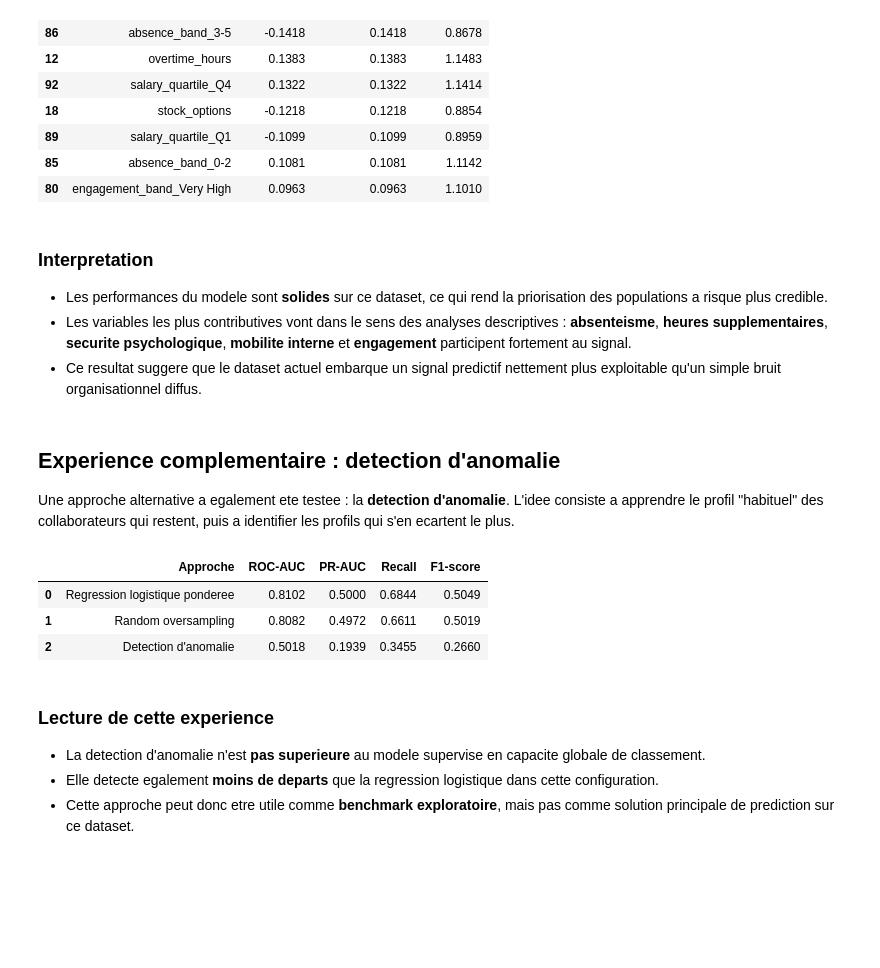
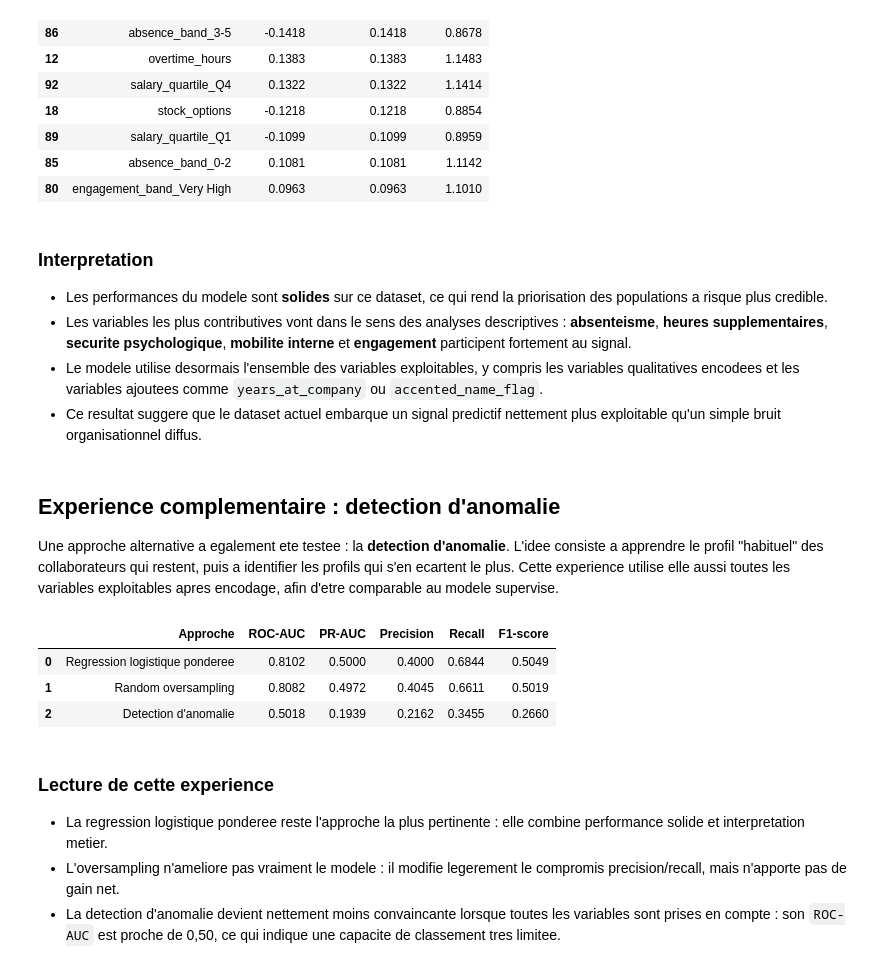
Before and after one commit to QuentinGense-hub/People_Analytics, a Jupyter notebook: notebooks/04_restitution_finale.ipynb, the cells around one changed output. Saved outputs shown, nothing was run; the diff lists cells and outputs as text; code cells hidden in the pictures; blank space fills up the shorter version.

Commit message:
feat: dernières modifs rendus

```diff
--- a/notebooks/04_restitution_finale.ipynb
+++ b/notebooks/04_restitution_finale.ipynb
@@ -164,11 +173,12 @@ coefficient_importance(model, prepared.feature_names, top_n=15)
 
 - Les performances du modele sont **solides** sur ce dataset, ce qui rend la priorisation des populations a risque plus credible.
 - Les variables les plus contributives vont dans le sens des analyses descriptives : **absenteisme**, **heures supplementaires**, **securite psychologique**, **mobilite interne** et **engagement** participent fortement au signal.
+- Le modele utilise desormais l'ensemble des variables exploitables, y compris les variables qualitatives encodees et les variables ajoutees comme `years_at_company` ou `accented_name_flag`.
 - Ce resultat suggere que le dataset actuel embarque un signal predictif nettement plus exploitable qu'un simple bruit organisationnel diffus.
 # %% [markdown]
 ## Experience complementaire : detection d'anomalie
 
-Une approche alternative a egalement ete testee : la **detection d'anomalie**. L'idee consiste a apprendre le profil "habituel" des collaborateurs qui restent, puis a identifier les profils qui s'en ecartent le plus.
+Une approche alternative a egalement ete testee : la **detection d'anomalie**. L'idee consiste a apprendre le profil "habituel" des collaborateurs qui restent, puis a identifier les profils qui s'en ecartent le plus. Cette experience utilise elle aussi toutes les variables exploitables apres encodage, afin d'etre comparable au modele supervise.
 # %%
 numeric_data = prepare_numeric_anomaly_data(df, drop_columns=["employee_id"])
 anomaly_model = MahalanobisAnomalyDetector(regularization=0.1)
@@ -205,44 +215,47 @@ oversampled_metrics = classification_metrics(
     oversampled_test_scores,
     threshold=oversampled_best_threshold["threshold"],
 )
 
 pd.DataFrame(
     [
         (
             "Regression logistique ponderee",
             roc_auc_score_manual(prepared.y_test, test_scores),
             pr_auc_score_manual(prepared.y_test, test_scores),
+            test_metrics["precision"],
             test_metrics["recall"],
             test_metrics["f1_score"],
         ),
         (
             "Random oversampling",
             roc_auc_score_manual(prepared.y_test, oversampled_test_scores),
             pr_auc_score_manual(prepared.y_test, oversampled_test_scores),
+            oversampled_metrics["precision"],
             oversampled_metrics["recall"],
             oversampled_metrics["f1_score"],
         ),
         (
             "Detection d'anomalie",
             roc_auc_score_manual(numeric_data.y_test, anomaly_test_scores),
             pr_auc_score_manual(numeric_data.y_test, anomaly_test_scores),
+            anomaly_metrics["precision"],
             anomaly_metrics["recall"],
             anomaly_metrics["f1_score"],
         ),
     ],
-    columns=["Approche", "ROC-AUC", "PR-AUC", "Recall", "F1-score"],
+    columns=["Approche", "ROC-AUC", "PR-AUC", "Precision", "Recall", "F1-score"],
 ).round(4)
 # %% [output]
-|  | Approche | ROC-AUC | PR-AUC | Recall | F1-score |
-| 0 | Regression logistique ponderee | 0.8102 | 0.5000 | 0.6844 | 0.5049 |
-| 1 | Random oversampling | 0.8082 | 0.4972 | 0.6611 | 0.5019 |
-| 2 | Detection d'anomalie | 0.5018 | 0.1939 | 0.3455 | 0.2660 |
+|  | Approche | ROC-AUC | PR-AUC | Precision | Recall | F1-score |
+| 0 | Regression logistique ponderee | 0.8102 | 0.5000 | 0.4000 | 0.6844 | 0.5049 |
+| 1 | Random oversampling | 0.8082 | 0.4972 | 0.4045 | 0.6611 | 0.5019 |
+| 2 | Detection d'anomalie | 0.5018 | 0.1939 | 0.2162 | 0.3455 | 0.2660 |
-# %% [markdown]
-### Lecture de cette experience
-
-- La detection d'anomalie n'est **pas superieure** au modele supervise en capacite globale de classement.
-- Elle detecte egalement **moins de departs** que la regression logistique dans cette configuration.
-- Cette approche peut donc etre utile comme **benchmark exploratoire**, mais pas comme solution principale de prediction sur ce dataset.
+# %% [markdown]
+### Lecture de cette experience
+
+- La regression logistique ponderee reste l'approche la plus pertinente : elle combine performance solide et interpretation metier.
+- L'oversampling n'ameliore pas vraiment le modele : il modifie legerement le compromis precision/recall, mais n'apporte pas de gain net.
+- La detection d'anomalie devient nettement moins convaincante lorsque toutes les variables sont prises en compte : son `ROC-AUC` est proche de 0,50, ce qui indique une capacite de classement tres limitee.
 # %% [markdown]
 ## Recommandations
 
```
Also changed, not shown: parts of 5 cells of this notebook, 4 other files.
